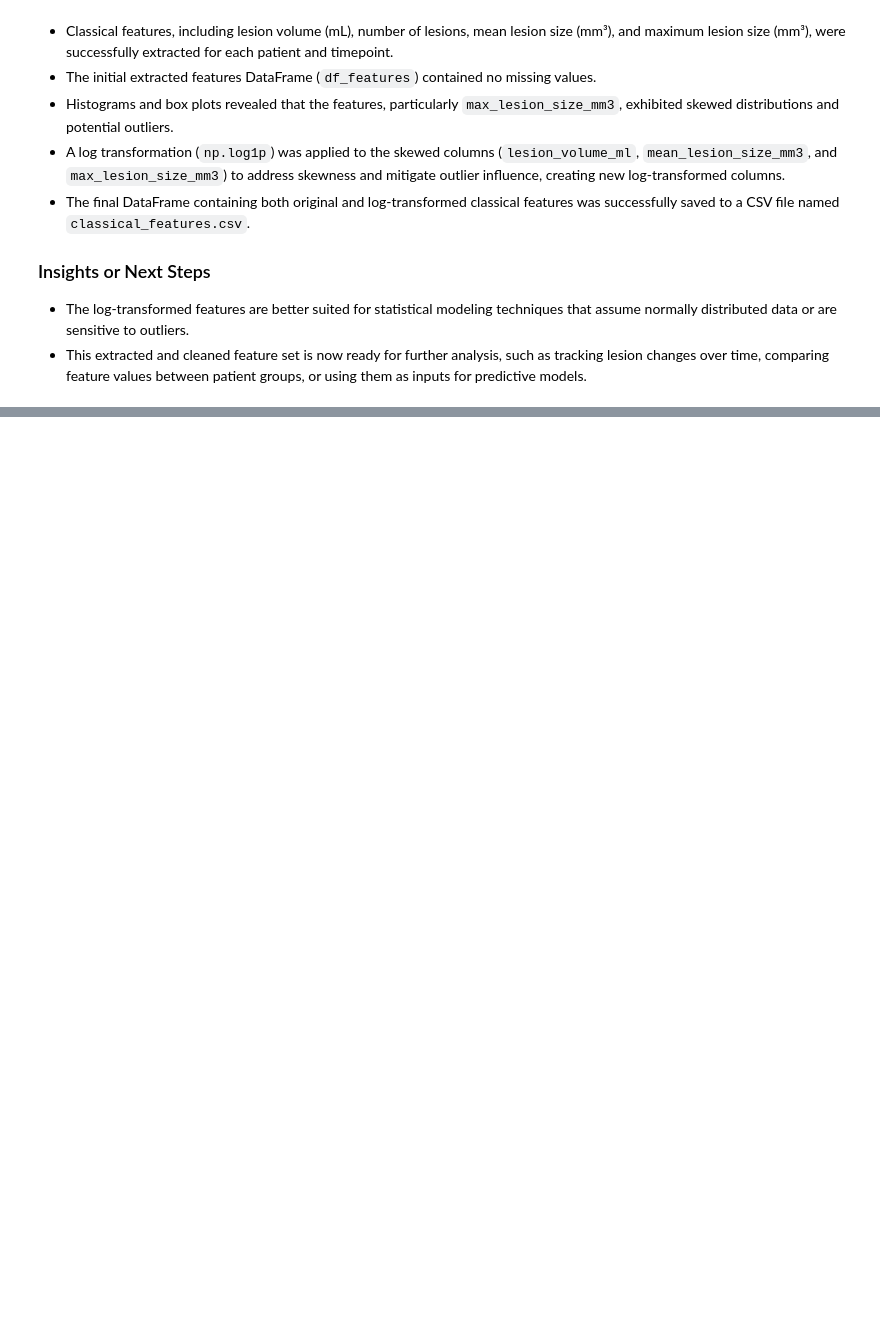
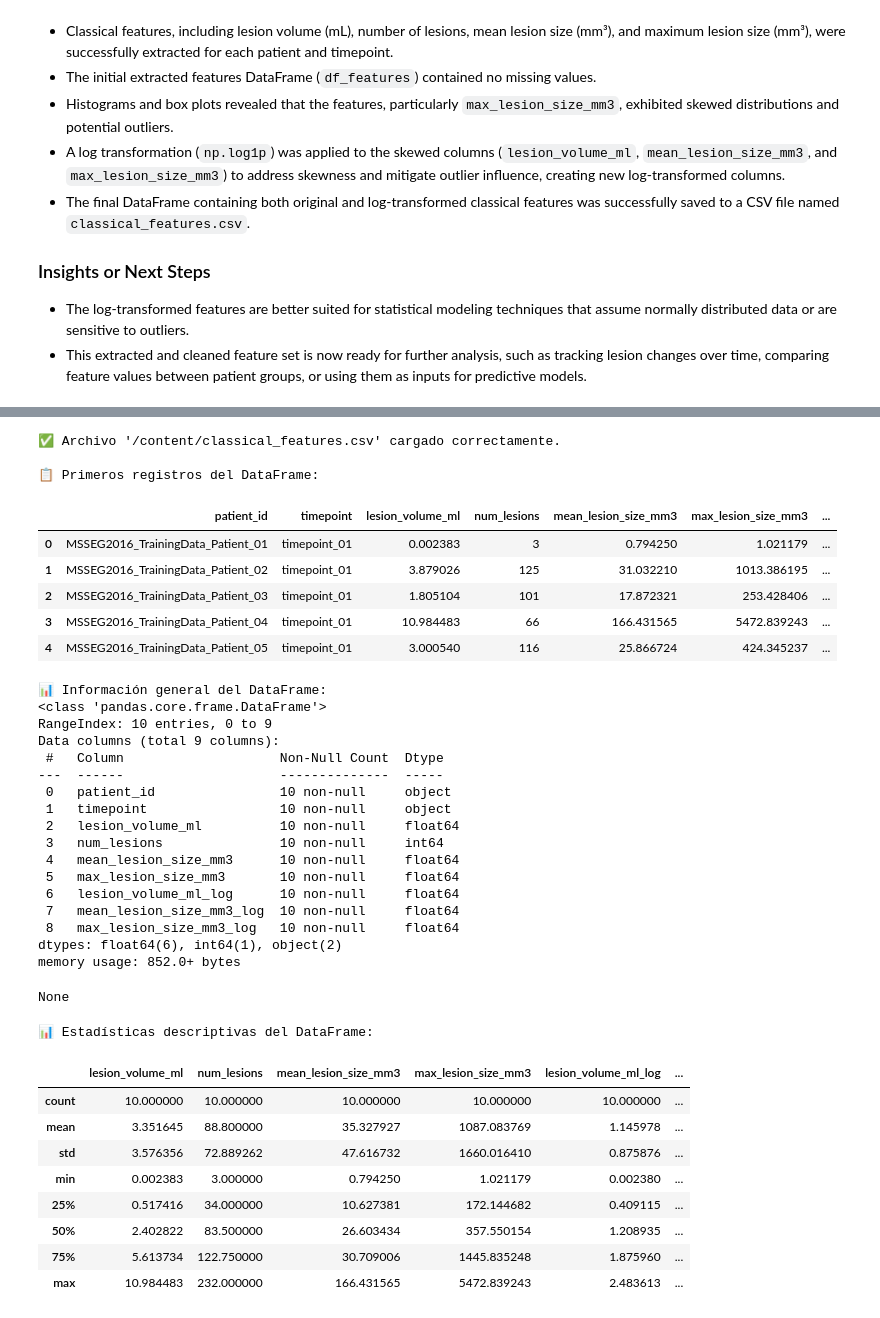
Before and after one commit to Xtian76/-MS-Progression-Prediction, a Jupyter notebook: MSSEG_20.ipynb, the cells around one changed output, grey strips where cells are left out. Saved outputs shown, nothing was run; the diff lists cells and outputs as text; code cells hidden in the pictures; blank space fills up the shorter version.

```diff
--- a/MSSEG_20.ipynb
+++ b/MSSEG_20.ipynb
@@ -686,0 +763,62 @@ print(f"✅ Classical features saved to {output_csv_path}")
+# %%
+import pandas as pd
+
+csv_path = '/content/classical_features.csv'
+
+try:
+    # Load the CSV file into a pandas DataFrame
+    df_classical_features = pd.read_csv(csv_path)
+
+    print(f"✅ Archivo '{csv_path}' cargado correctamente.")
+
+    print("\n📋 Primeros registros del DataFrame:")
+    display(df_classical_features.head())
+
+    print("\n📊 Información general del DataFrame:")
+    display(df_classical_features.info())
+
+    print("\n📊 Estadísticas descriptivas del DataFrame:")
+    display(df_classical_features.describe())
+
+except FileNotFoundError:
+    print(f"❌ Error: El archivo '{csv_path}' no fue encontrado.")
+except Exception as e:
+    print(f"❌ Ocurrió un error al cargar o explorar el archivo CSV: {e}")
+# %% [output]
+✅ Archivo '/content/classical_features.csv' cargado correctamente.
+
+📋 Primeros registros del DataFrame:
+|  | patient_id | timepoint | lesion_volume_ml | num_lesions | mean_lesion_size_mm3 | max_lesion_size_mm3 | ... |
+| 0 | MSSEG2016_TrainingData_Patient_01 | timepoint_01 | 0.002383 | 3 | 0.794250 | 1.021179 | ... |
+| 1 | MSSEG2016_TrainingData_Patient_02 | timepoint_01 | 3.879026 | 125 | 31.032210 | 1013.386195 | ... |
+| 2 | MSSEG2016_TrainingData_Patient_03 | timepoint_01 | 1.805104 | 101 | 17.872321 | 253.428406 | ... |
+| 3 | MSSEG2016_TrainingData_Patient_04 | timepoint_01 | 10.984483 | 66 | 166.431565 | 5472.839243 | ... |
+| 4 | MSSEG2016_TrainingData_Patient_05 | timepoint_01 | 3.000540 | 116 | 25.866724 | 424.345237 | ... |
+📊 Información general del DataFrame:
+<class 'pandas.core.frame.DataFrame'>
+RangeIndex: 10 entries, 0 to 9
+Data columns (total 9 columns):
+ #   Column                    Non-Null Count  Dtype
+---  ------                    --------------  -----
+ 0   patient_id                10 non-null     object
+ 1   timepoint                 10 non-null     object
+ 2   lesion_volume_ml          10 non-null     float64
+ 3   num_lesions               10 non-null     int64
+ 4   mean_lesion_size_mm3      10 non-null     float64
+ 5   max_lesion_size_mm3       10 non-null     float64
+ 6   lesion_volume_ml_log      10 non-null     float64
+ 7   mean_lesion_size_mm3_log  10 non-null     float64
+ 8   max_lesion_size_mm3_log   10 non-null     float64
+dtypes: float64(6), int64(1), object(2)
+memory usage: 852.0+ bytes
+None
+📊 Estadísticas descriptivas del DataFrame:
+|  | lesion_volume_ml | num_lesions | mean_lesion_size_mm3 | max_lesion_size_mm3 | lesion_volume_ml_log | ... |
+| count | 10.000000 | 10.000000 | 10.000000 | 10.000000 | 10.000000 | ... |
+| mean | 3.351645 | 88.800000 | 35.327927 | 1087.083769 | 1.145978 | ... |
+| std | 3.576356 | 72.889262 | 47.616732 | 1660.016410 | 0.875876 | ... |
+| min | 0.002383 | 3.000000 | 0.794250 | 1.021179 | 0.002380 | ... |
+| 25% | 0.517416 | 34.000000 | 10.627381 | 172.144682 | 0.409115 | ... |
+| 50% | 2.402822 | 83.500000 | 26.603434 | 357.550154 | 1.208935 | ... |
+| 75% | 5.613734 | 122.750000 | 30.709006 | 1445.835248 | 1.875960 | ... |
+| max | 10.984483 | 232.000000 | 166.431565 | 5472.839243 | 2.483613 | ... |
```
Also changed, not shown: parts of 1 cell of this notebook.
